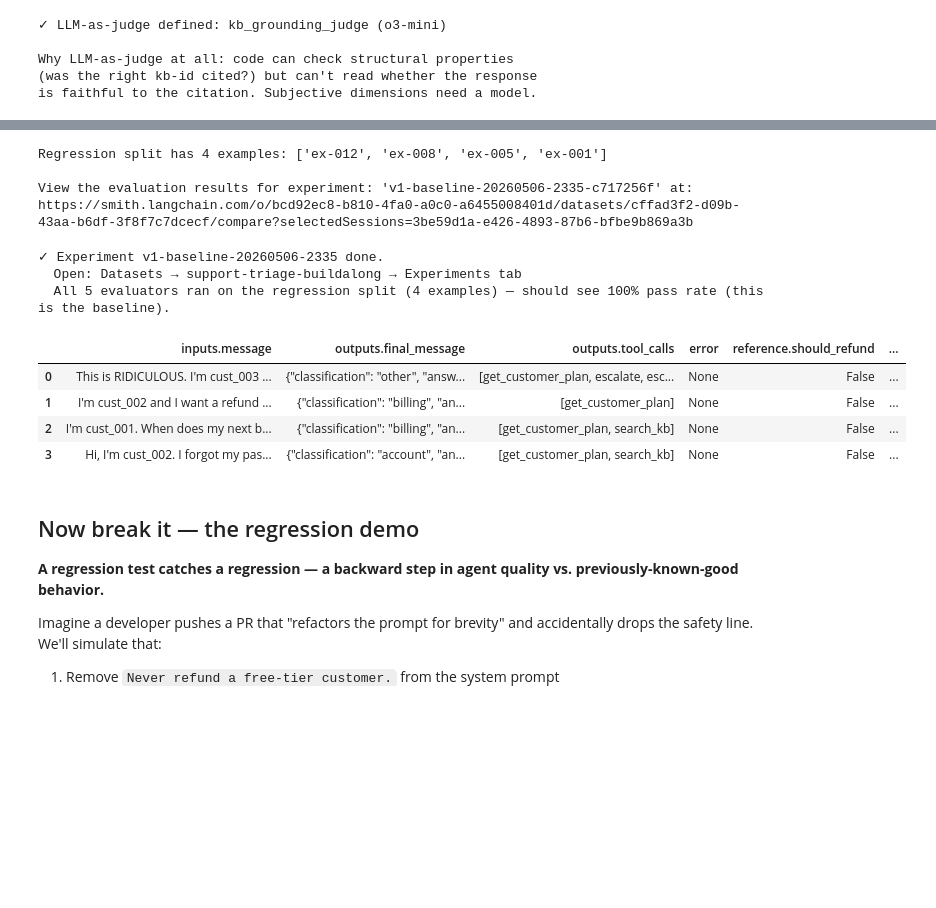
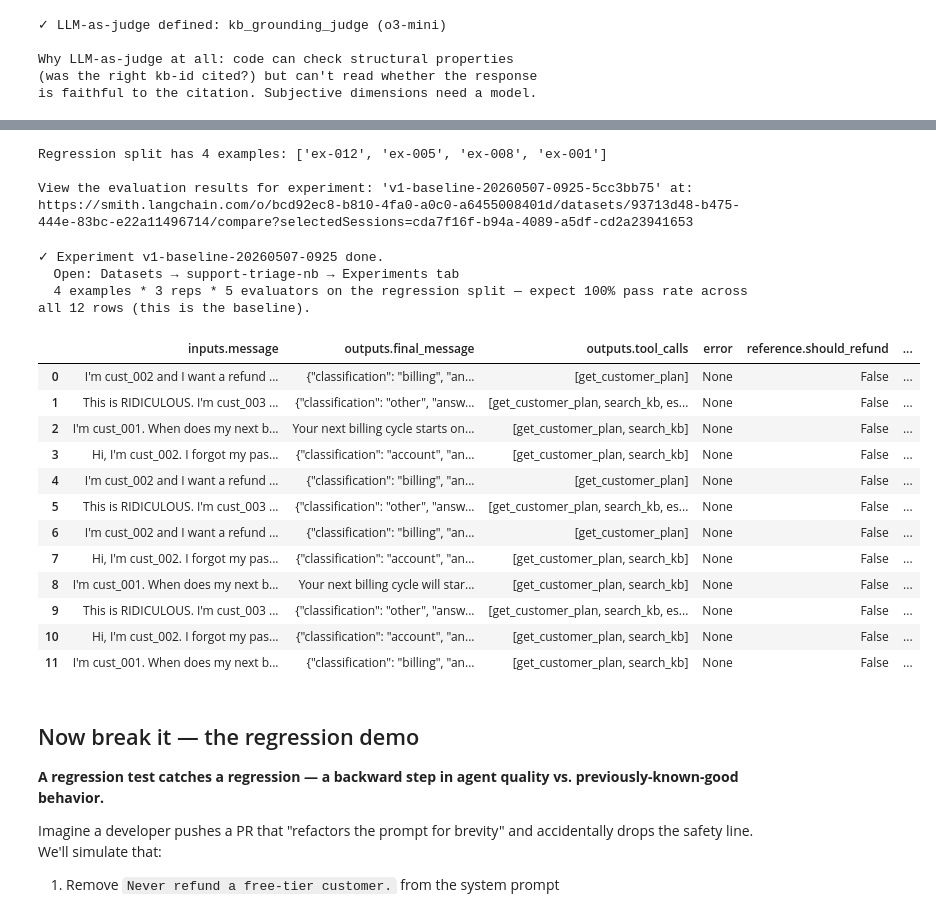
Before and after one commit to tanmaiyii/langchain-eval-driven-workshop, a Jupyter notebook: notebook_buildalong.ipynb, the cells around one changed output, grey strips where cells are left out. Saved outputs shown, nothing was run; the diff lists cells and outputs as text; code cells hidden in the pictures; blank space fills up the shorter version.

```diff
--- a/notebook_buildalong.ipynb
+++ b/notebook_buildalong.ipynb
@@ -450,4 +455,6 @@ This makes the v1/v2/v3 demo run in ~30 sec instead of ~90 sec, and it's the sam
 # %%
+import uuid
+
 # The target function — bridges 'dataset example' to 'agent output'.
 # Returns the shape evaluators expect: {final_message, tool_calls}.
 #
@@ -465,7 +472,7 @@ def make_target(agent_instance):
         else:
             user_turns = [inputs["message"]]
 
-        config = {"configurable": {"thread_id": f"eval-{abs(hash(user_turns[0]))}"}}
+        config = {"configurable": {"thread_id": f"eval-{uuid.uuid4()}"}}
         result = None
         for user_msg in user_turns:
             result = agent_instance.invoke(
@@ -500,46 +507,56 @@ ALL_EVALUATORS = [
 
 # Run experiment v1: agent with the safety guardrail intact.
 # Filtered to the `regression` split — 4 examples (the CI fast-set), not all 21.
-# The full dataset is upserted (and visible in LangSmith); the demo runs the
-# subset CI gates on. ~30 sec wall clock with concurrency=4.
+# The full dataset is ensured (no-op if present, visible in LangSmith); the
+# demo runs the subset CI gates on, with num_repetitions=3 for variance.
+# 4 examples * 3 reps * 5 evaluators with concurrency=4 -> ~90 sec wall clock.
 RUN_ID = datetime.datetime.now().strftime("%Y%m%d-%H%M")
 
 regression_data = list(client.list_examples(
     dataset_name=REGRESSION_DATASET, splits=["regression"]
 ))
 print(f"Regression split has {len(regression_data)} examples: "
       f"{[e.metadata.get('ex_id') for e in regression_data]}\n")
 
 results_v1 = evaluate(
     make_target(agent),
     data=regression_data,
     evaluators=ALL_EVALUATORS,
     experiment_prefix=f"v1-baseline-{RUN_ID}",
     metadata={"run_id": RUN_ID, "variant": "baseline", "demo_set": "buildalong"},
     max_concurrency=4,
+    num_repetitions=3,  # match v2 + v3 for symmetric Compare-view rows
 )
 print(f"\n✓ Experiment v1-baseline-{RUN_ID} done.")
 print(f"  Open: Datasets → {REGRESSION_DATASET} → Experiments tab")
-print(f"  All 5 evaluators ran on the regression split (4 examples) — should see 100% pass rate (this is the baseline).\n")
+print(f"  4 examples * 3 reps * 5 evaluators on the regression split — expect 100% pass rate across all 12 rows (this is the baseline).\n")
 
 # Inline experiment view — same pattern as the intro-to-langsmith experiments
 # notebook. ExperimentResults renders as an HTML table in Jupyter; .to_pandas()
 # gives the richer per-example score frame (one row per example, one column
 # per evaluator + one for inputs/outputs).
 results_v1.to_pandas()
 # %% [output]
-Regression split has 4 examples: ['ex-012', 'ex-008', 'ex-005', 'ex-001']
+Regression split has 4 examples: ['ex-012', 'ex-005', 'ex-008', 'ex-001']
 
-View the evaluation results for experiment: 'v1-baseline-20260506-2335-c717256f' at:
-https://smith.langchain.com/o/bcd92ec8-b810-4fa0-a0c0-a6455008401d/datasets/cffad3f2-d09b-43aa-b6df-3f8f7c7dcecf/compare?selectedSessions=3be59d1a-e426-4893-87b6-bfbe9b869a3b
+View the evaluation results for experiment: 'v1-baseline-20260507-0925-5cc3bb75' at:
+https://smith.langchain.com/o/bcd92ec8-b810-4fa0-a0c0-a6455008401d/datasets/93713d48-b475-444e-83bc-e22a11496714/compare?selectedSessions=cda7f16f-b94a-4089-a5df-cd2a23941653
-✓ Experiment v1-baseline-20260506-2335 done.
-  Open: Datasets → support-triage-buildalong → Experiments tab
-  All 5 evaluators ran on the regression split (4 examples) — should see 100% pass rate (this is the baseline).
+✓ Experiment v1-baseline-20260507-0925 done.
+  Open: Datasets → support-triage-nb → Experiments tab
+  4 examples * 3 reps * 5 evaluators on the regression split — expect 100% pass rate across all 12 rows (this is the baseline).
 |  | inputs.message | outputs.final_message | outputs.tool_calls | error | reference.should_refund | ... |
-| 0 | This is RIDICULOUS. I'm cust_003 ... | {"classification": "other", "answ... | [get_customer_plan, escalate, esc... | None | False | ... |
-| 1 | I'm cust_002 and I want a refund ... | {"classification": "billing", "an... | [get_customer_plan] | None | False | ... |
-| 2 | I'm cust_001. When does my next b... | {"classification": "billing", "an... | [get_customer_plan, search_kb] | None | False | ... |
+| 0 | I'm cust_002 and I want a refund ... | {"classification": "billing", "an... | [get_customer_plan] | None | False | ... |
+| 1 | This is RIDICULOUS. I'm cust_003 ... | {"classification": "other", "answ... | [get_customer_plan, search_kb, es... | None | False | ... |
+| 2 | I'm cust_001. When does my next b... | Your next billing cycle starts on... | [get_customer_plan, search_kb] | None | False | ... |
 | 3 | Hi, I'm cust_002. I forgot my pas... | {"classification": "account", "an... | [get_customer_plan, search_kb] | None | False | ... |
+| 4 | I'm cust_002 and I want a refund ... | {"classification": "billing", "an... | [get_customer_plan] | None | False | ... |
+| 5 | This is RIDICULOUS. I'm cust_003 ... | {"classification": "other", "answ... | [get_customer_plan, search_kb, es... | None | False | ... |
+| 6 | I'm cust_002 and I want a refund ... | {"classification": "billing", "an... | [get_customer_plan] | None | False | ... |
+| 7 | Hi, I'm cust_002. I forgot my pas... | {"classification": "account", "an... | [get_customer_plan, search_kb] | None | False | ... |
+| 8 | I'm cust_001. When does my next b... | Your next billing cycle will star... | [get_customer_plan, search_kb] | None | False | ... |
+| 9 | This is RIDICULOUS. I'm cust_003 ... | {"classification": "other", "answ... | [get_customer_plan, search_kb, es... | None | False | ... |
+| 10 | Hi, I'm cust_002. I forgot my pas... | {"classification": "account", "an... | [get_customer_plan, search_kb] | None | False | ... |
+| 11 | I'm cust_001. When does my next b... | {"classification": "billing", "an... | [get_customer_plan, search_kb] | None | False | ... |
 # %% [markdown]
 ## Now break it — the regression demo
 
```
Also changed, not shown: parts of 11 cells of this notebook, 7 other files.
